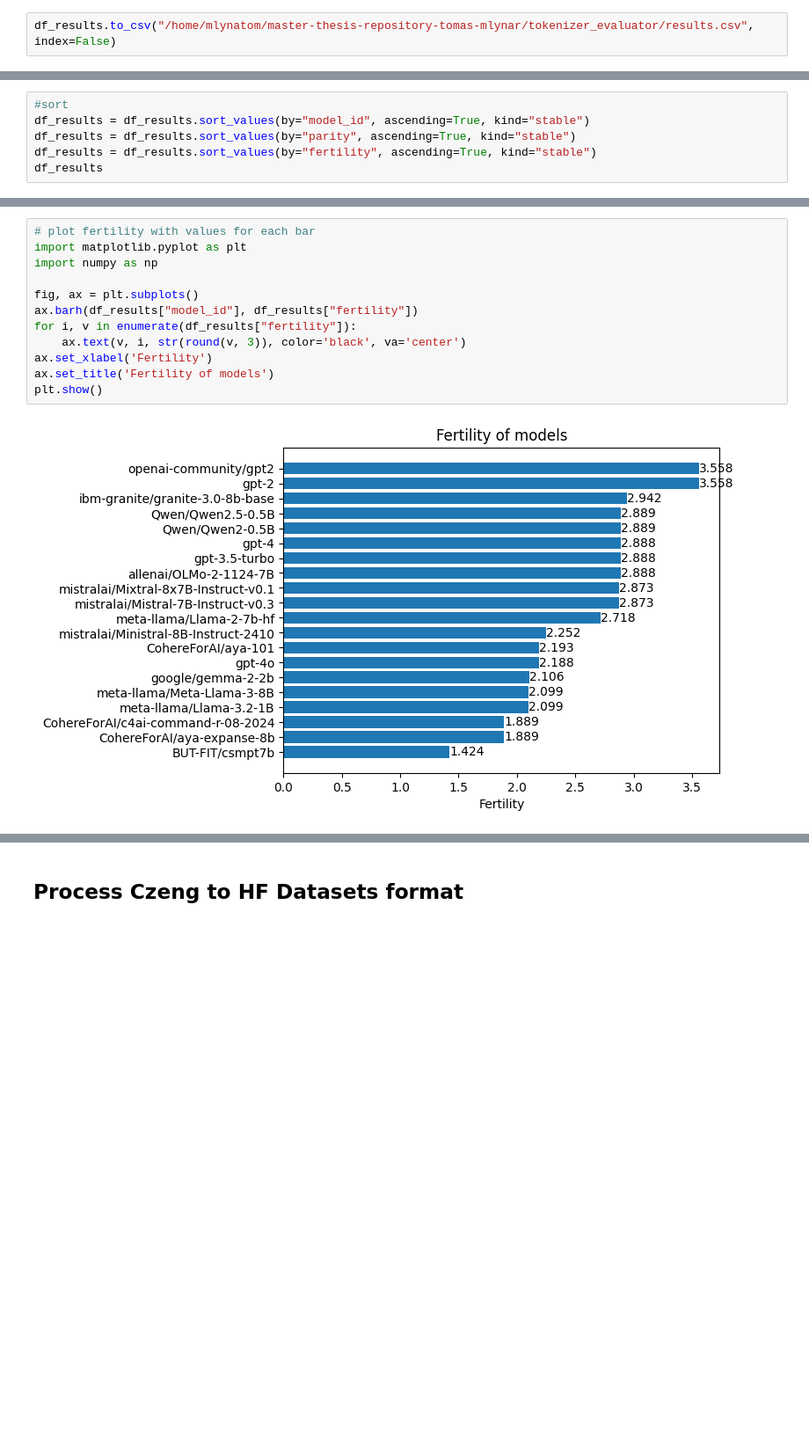
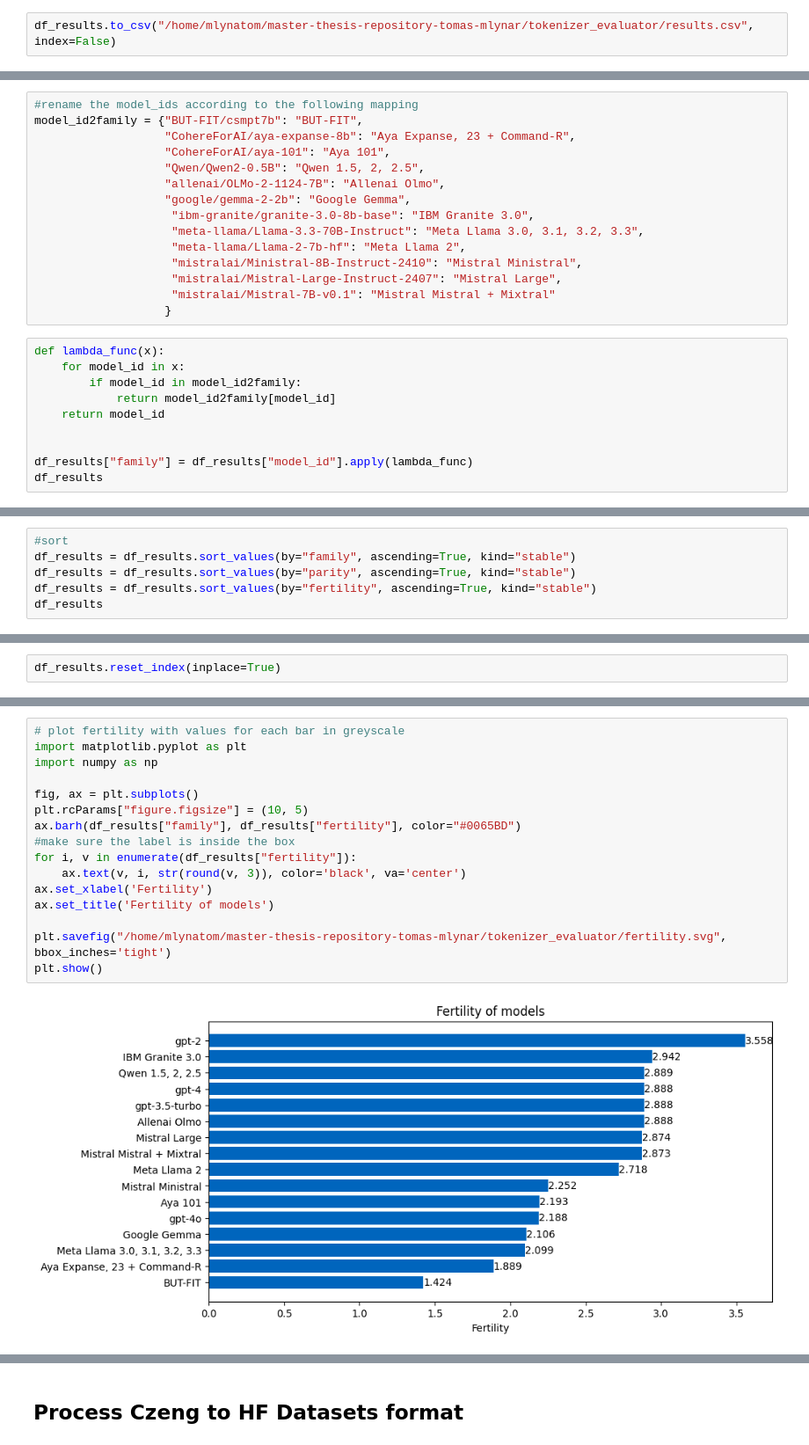
Before and after one commit to mlynatom/master-thesis, a Jupyter notebook: tokenizer_evaluator/tokenizer_evaluation.ipynb, the cells around one changed output, grey strips where cells are left out. Shown at 88% size. Drawn from its saved outputs; the diff is of its cells as text; blank space fills up the shorter version.

Commit message:
tokenizer eval results

```diff
--- a/tokenizer_evaluator/tokenizer_evaluation.ipynb
+++ b/tokenizer_evaluator/tokenizer_evaluation.ipynb
@@ -134,0 +171,25 @@ df_results.to_csv("/home/mlynatom/master-thesis-repository-tomas-mlynar/tokenize
+# %%
+#rename the model_ids according to the following mapping
+model_id2family = {"BUT-FIT/csmpt7b": "BUT-FIT",
+                   "CohereForAI/aya-expanse-8b": "Aya Expanse, 23 + Command-R",
+                   "CohereForAI/aya-101": "Aya 101",
+                   "Qwen/Qwen2-0.5B": "Qwen 1.5, 2, 2.5",
+                   "allenai/OLMo-2-1124-7B": "Allenai Olmo",
+                   "google/gemma-2-2b": "Google Gemma",
+                    "ibm-granite/granite-3.0-8b-base": "IBM Granite 3.0",
+                    "meta-llama/Llama-3.3-70B-Instruct": "Meta Llama 3.0, 3.1, 3.2, 3.3",
+                    "meta-llama/Llama-2-7b-hf": "Meta Llama 2",
+                    "mistralai/Ministral-8B-Instruct-2410": "Mistral Ministral",
+                    "mistralai/Mistral-Large-Instruct-2407": "Mistral Large",
+                    "mistralai/Mistral-7B-v0.1": "Mistral Mistral + Mixtral"
+                   }
+# %%
+def lambda_func(x):
+    for model_id in x:
+        if model_id in model_id2family:
+            return model_id2family[model_id]
+    return model_id
+
+
+df_results["family"] = df_results["model_id"].apply(lambda_func)
+df_results
@@ -135,6 +215,6 @@ df_results.to_csv("/home/mlynatom/master-thesis-repository-tomas-mlynar/tokenize
 # %%
 #sort
-df_results = df_results.sort_values(by="model_id", ascending=True, kind="stable")
+df_results = df_results.sort_values(by="family", ascending=True, kind="stable")
 df_results = df_results.sort_values(by="parity", ascending=True, kind="stable")
 df_results = df_results.sort_values(by="fertility", ascending=True, kind="stable")
 df_results
@@ -158,0 +240,2 @@ df_results
+# %%
+df_results.reset_index(inplace=True)
@@ -159,16 +262,20 @@ df_results
 # %%
-# plot fertility with values for each bar
+# plot fertility with values for each bar in greyscale
 import matplotlib.pyplot as plt
 import numpy as np
 
 fig, ax = plt.subplots()
-ax.barh(df_results["model_id"], df_results["fertility"])
+plt.rcParams["figure.figsize"] = (10, 5)
+ax.barh(df_results["family"], df_results["fertility"], color="#0065BD")
+#make sure the label is inside the box
 for i, v in enumerate(df_results["fertility"]):
     ax.text(v, i, str(round(v, 3)), color='black', va='center')
 ax.set_xlabel('Fertility')
 ax.set_title('Fertility of models')
+
+plt.savefig("/home/mlynatom/master-thesis-repository-tomas-mlynar/tokenizer_evaluator/fertility.svg", bbox_inches='tight')
 plt.show()
 # %% [output]
-[figure, old version]
+[figure, new version]
 # %%
 fig, ax = plt.subplots()
```
Also changed, not shown: parts of 12 cells of this notebook, 5 other files.
